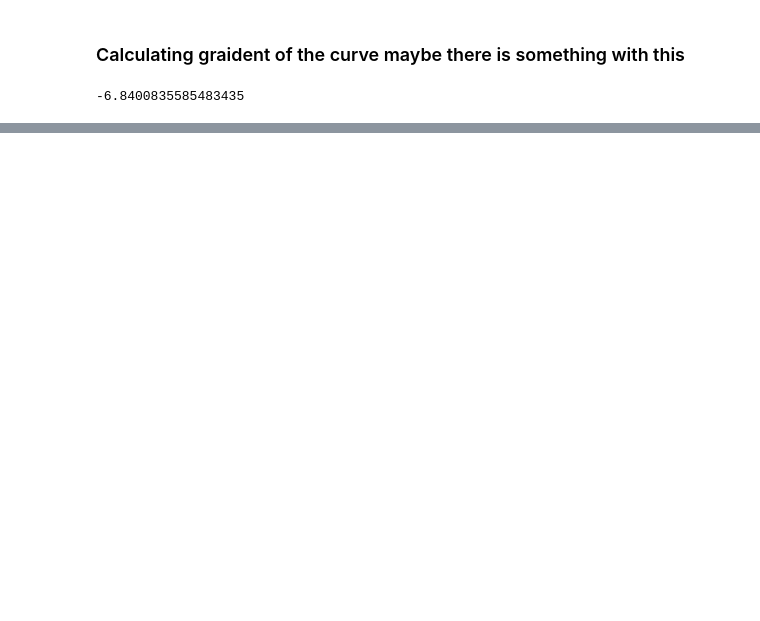
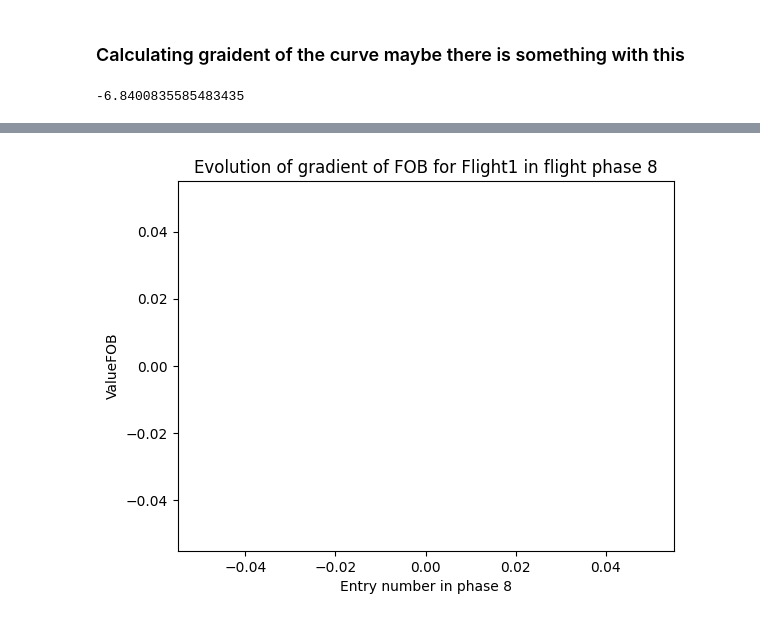
Before and after one commit to badek23/AirbusFuelLeaks, a Jupyter notebook: Phase8.ipynb, the cells around one changed output, grey strips where cells are left out. Cells and saved outputs as stored; diff of their text form; code cells hidden in the pictures; blank space fills up the shorter version.

```diff
--- a/Phase8.ipynb
+++ b/Phase8.ipynb
@@ -247,0 +250,13 @@ plt.show()
+# %%
+# Filter data for a specific flight
+flight_data = combined[combined['Flight'] == 'Flight1']  # Replace 'Flight1' with the actual flight number
+
+# Plot the gradient
+plt.plot([i for i, _ in enumerate(flight_data['Gradient_VALUE_FOB'])], flight_data['Gradient_VALUE_FOB_clamped'].values)
+
+plt.title('Evolution of gradient of FOB for Flight1 in flight phase 8')  # Replace 'Flight1' with the actual flight number
+plt.xlabel('Entry number in phase 8')
+plt.ylabel('ValueFOB')
+plt.show()
+# %% [output]
+[figure, added]
```
Also changed, not shown: parts of 4 cells of this notebook.
